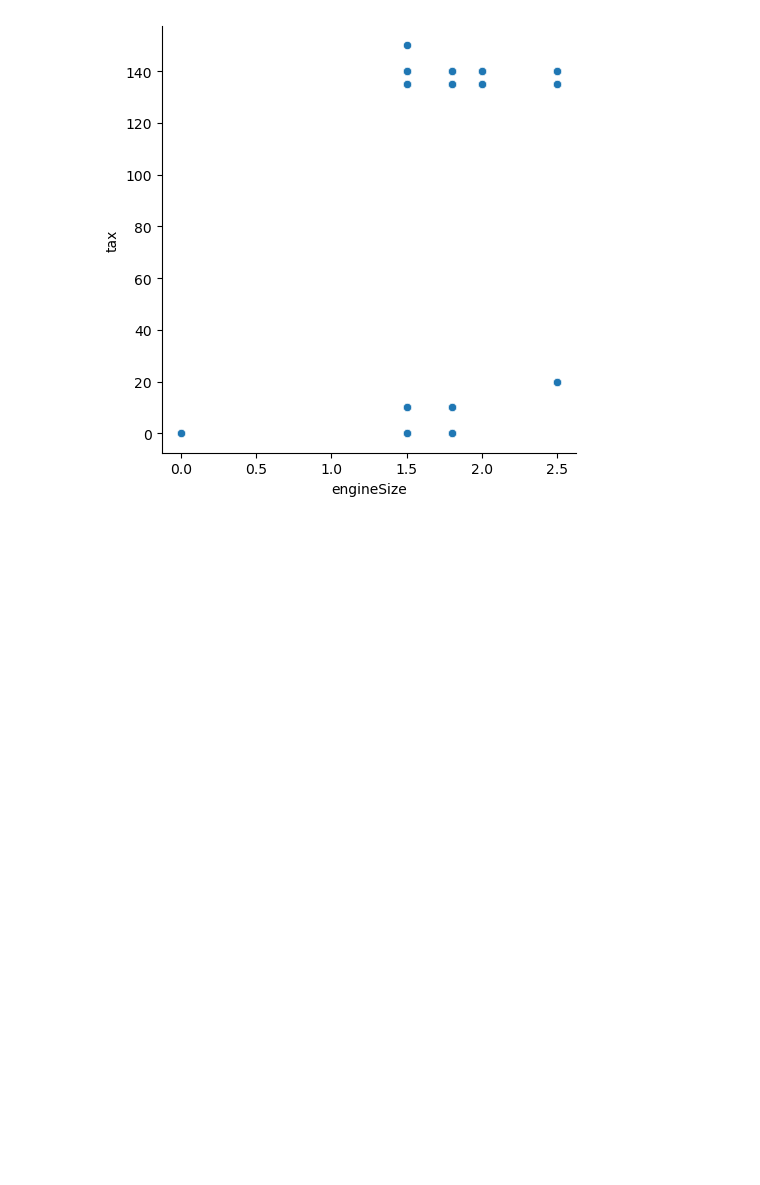
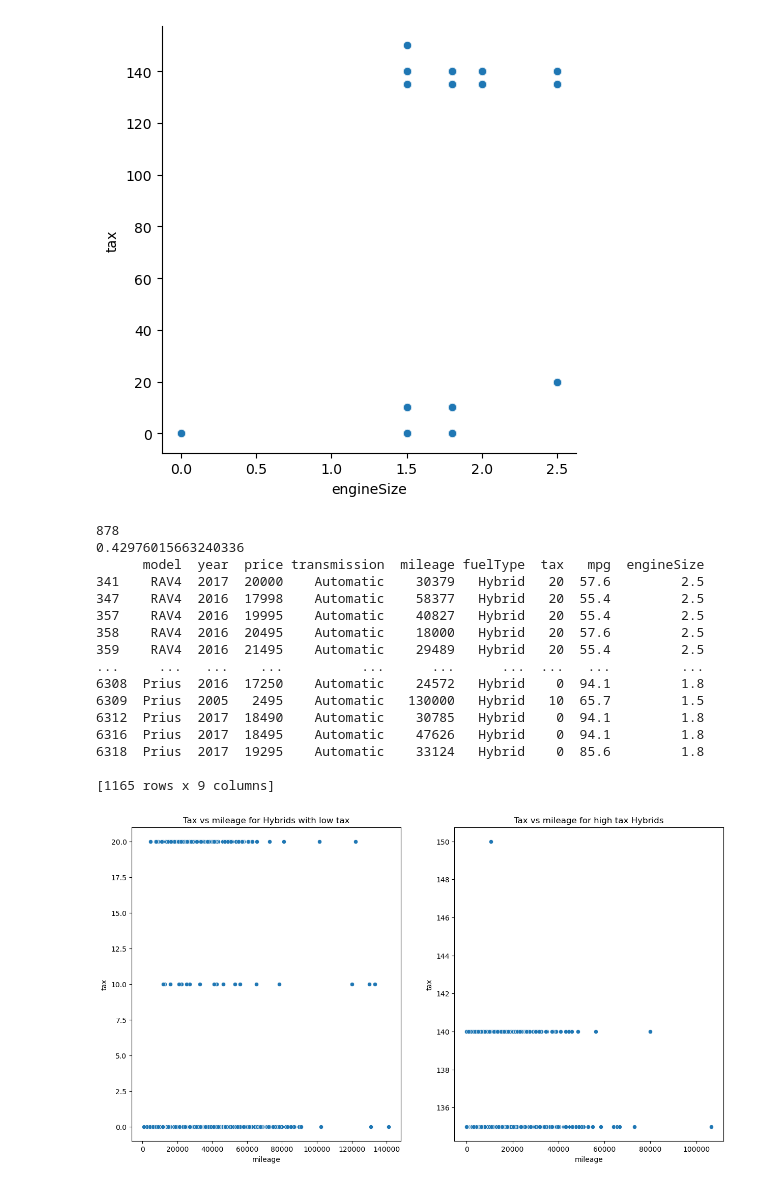
Before and after one commit to flylight-max/project-Datacamp, a Jupyter notebook: my_analysis_car_sales.ipynb, the cells around one changed output. Saved outputs shown, nothing was run; the diff lists cells and outputs as text; code cells hidden in the pictures; blank space fills up the shorter version.

```diff
--- a/my_analysis_car_sales.ipynb
+++ b/my_analysis_car_sales.ipynb
@@ -580,3 +592,38 @@ sns.relplot(x="engineSize", y="tax", data=Hybrids, kind="scatter")
 plt.show()
 # %% [output]
 [figure]
+# %%
+#characteristic of high tax for hybrids
+hybrids_high_tax = Hybrids[Hybrids["tax"] >= 120]
+total_n_hybrids_high_tax = len(hybrids_high_tax)
+proportion_hybrids_high_tax = total_n_hybrids_high_tax / len(Hybrids)
+print(total_n_hybrids_high_tax)
+print(proportion_hybrids_high_tax)
+hybrids_low_tax = Hybrids[Hybrids["tax"] <= 100]
+print(hybrids_low_tax)
+
+#Visu
+fig,(ax1,ax2) = plt.subplots(1,2, figsize= (15,8))
+sns.scatterplot(x='mileage', y='tax', data=hybrids_low_tax, ax= ax1)
+ax1.set_title("Tax vs mileage for Hybrids with low tax")
+sns.scatterplot(x="mileage", y="tax", data=hybrids_high_tax, ax=ax2)
+ax2.set_title("Tax vs mileage for high tax Hybrids")
+plt.show()
+# %% [output]
+878
+0.42976015663240336
+      model  year  price transmission  mileage fuelType  tax   mpg  engineSize
+341    RAV4  2017  20000    Automatic    30379   Hybrid   20  57.6         2.5
+347    RAV4  2016  17998    Automatic    58377   Hybrid   20  55.4         2.5
+357    RAV4  2016  19995    Automatic    40827   Hybrid   20  55.4         2.5
+358    RAV4  2016  20495    Automatic    18000   Hybrid   20  57.6         2.5
+359    RAV4  2016  21495    Automatic    29489   Hybrid   20  55.4         2.5
+...     ...   ...    ...          ...      ...      ...  ...   ...         ...
+6308  Prius  2016  17250    Automatic    24572   Hybrid    0  94.1         1.8
+6309  Prius  2005   2495    Automatic   130000   Hybrid   10  65.7         1.5
+6312  Prius  2017  18490    Automatic    30785   Hybrid    0  94.1         1.8
+6316  Prius  2017  18495    Automatic    47626   Hybrid    0  94.1         1.8
+6318  Prius  2017  19295    Automatic    33124   Hybrid    0  85.6         1.8
+
+[1165 rows x 9 columns]
+[figure, added]
```
Also changed, not shown: parts of 24 cells of this notebook.
